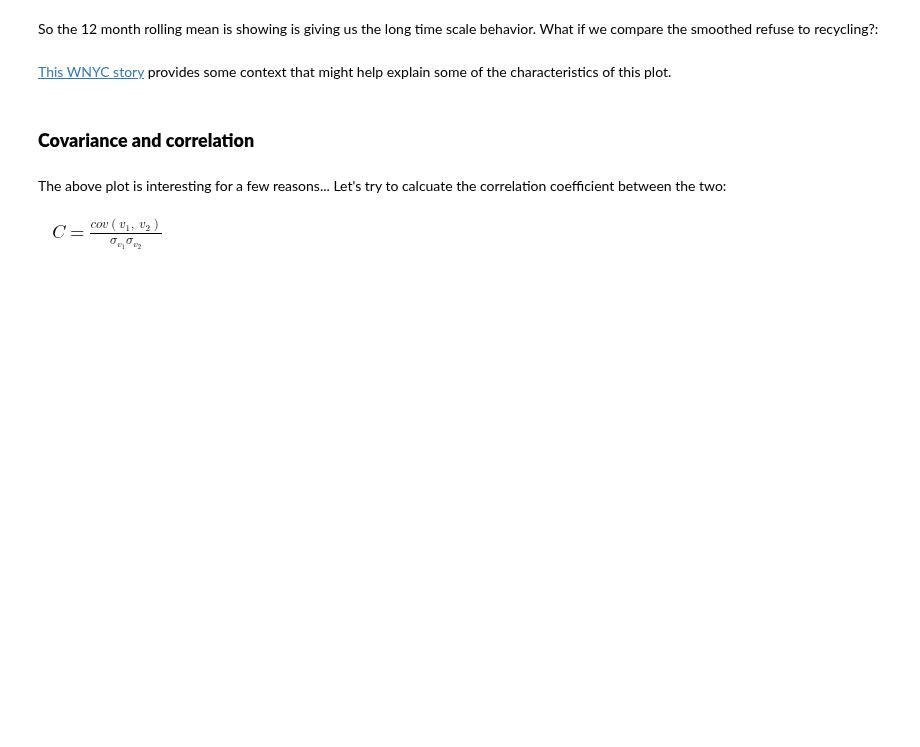
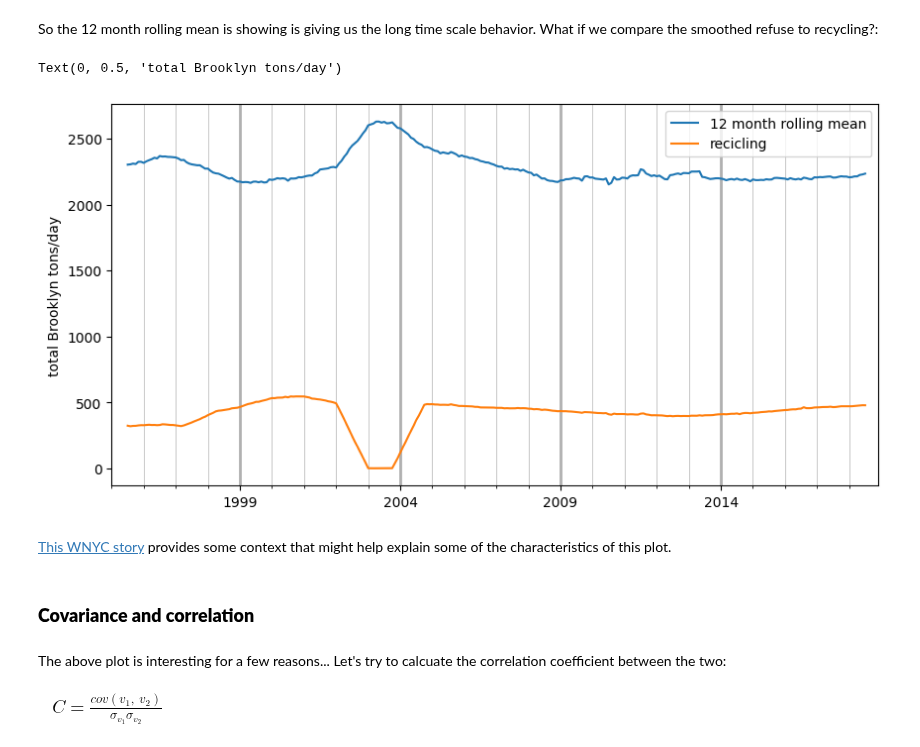
Before and after one commit to ReidelVichot/DSTEP23, a Jupyter notebook: week_5/dstep23_dsny_trash_part2_rvichot.ipynb, the cells around one changed output. Cells and saved outputs as stored; diff of their text form; code cells hidden in the pictures; blank space fills up the shorter version.

```diff
--- a/week_5/dstep23_dsny_trash_part2_rvichot.ipynb
+++ b/week_5/dstep23_dsny_trash_part2_rvichot.ipynb
@@ -242,3 +241,14 @@ So the 12 month rolling mean is showing is giving us the long time scale behavio
+# %%
+# -- plot refuse and recycling
+fig, ax = plt.subplots(figsize=(10, 5))
+bk_ts_12.plot(y=["refuse", "recy"], label=["12 month rolling mean", "recicling"], ax=ax)
+ax.grid(axis="x", which="major", lw=2)
+ax.grid(axis="x", which="minor", lw=0.5)
+ax.set_xlabel("")
+ax.set_ylabel("total Brooklyn tons/day")
+# %% [output]
+Text(0, 0.5, 'total Brooklyn tons/day')
+[figure, added]
 # %% [markdown]
 [This WNYC story](https://www.wnyc.org/story/bloomberg-and-garbage-pile-unfinished-business/) provides some context that might help explain some of the characteristics of this plot.
 # %% [markdown]
```
Also changed, not shown: parts of 7 cells of this notebook.
